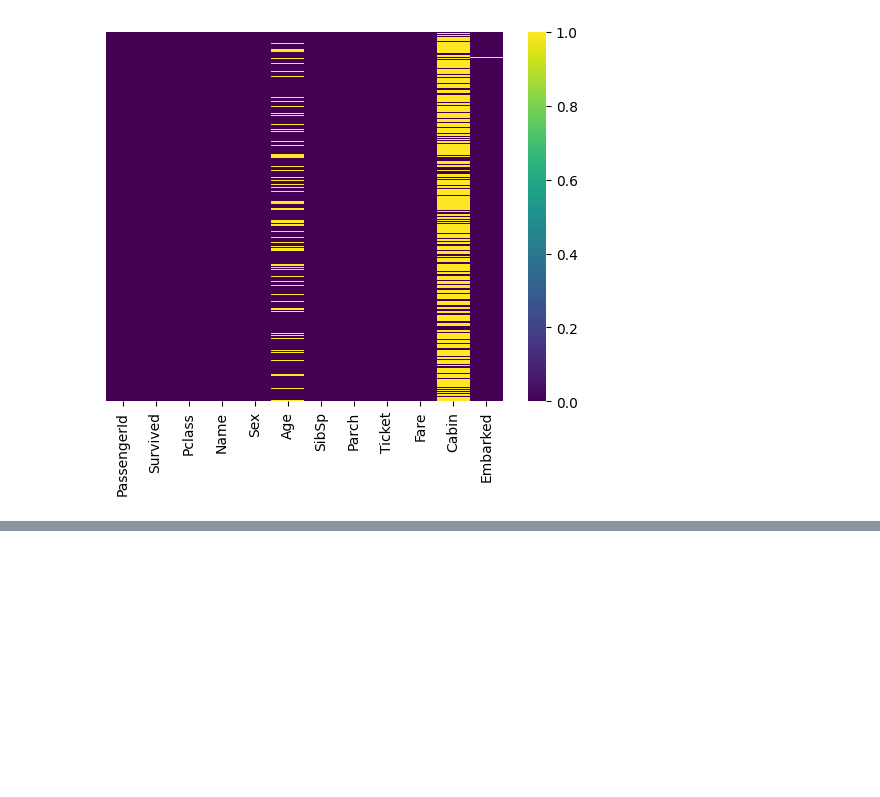
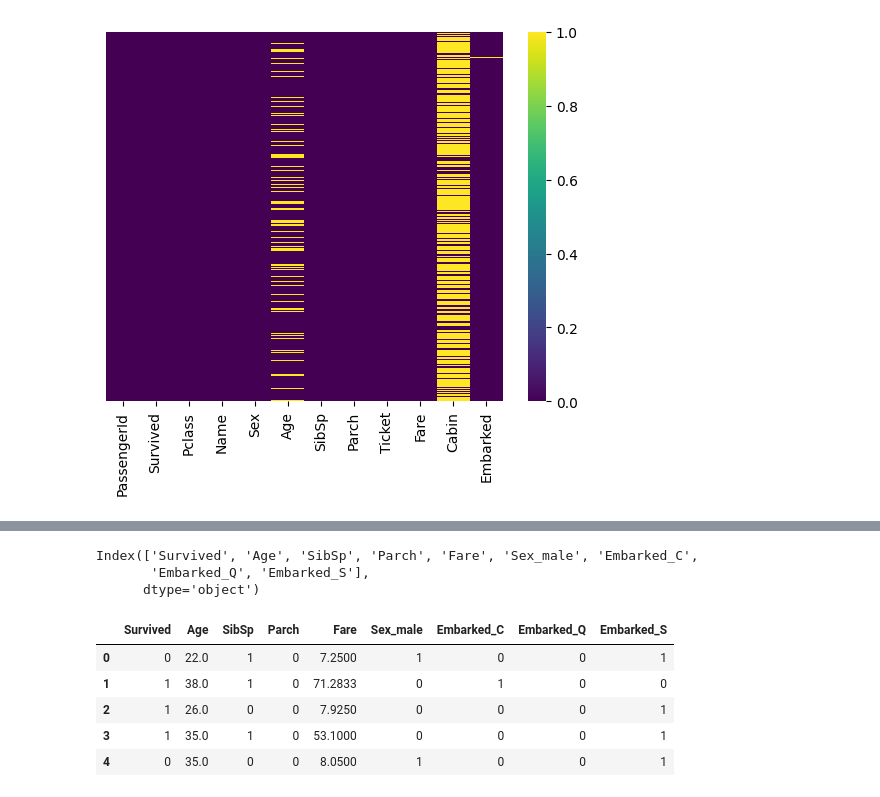
Before and after one commit to Diwakerprashar/EDA-Datasets, a Jupyter notebook: Understanding Logistic Regression.ipynb, the cells around one changed output, grey strips where cells are left out. Cells and saved outputs as stored; diff of their text form; code cells hidden in the pictures; blank space fills up the shorter version.

```diff
--- a/Understanding Logistic Regression.ipynb
+++ b/Understanding Logistic Regression.ipynb
@@ -82,0 +157,3 @@ sns.heatmap(df.isnull(),yticklabels=False,cmap="viridis")
+# %%
+sex = pd.get_dummies(df[["Sex"]],drop_first=True,dtype=int)
+class_embar = pd.get_dummies(df[["Pclass","Embarked"]],dtype=int)
@@ -82,0 +176,2 @@ sns.heatmap(df.isnull(),yticklabels=False,cmap="viridis")
+# %%
+df1 = pd.concat([df,sex,class_embar],axis=1)
@@ -82,0 +187,17 @@ sns.heatmap(df.isnull(),yticklabels=False,cmap="viridis")
+# %%
+df1.drop(['PassengerId','Pclass','Sex','Name','Ticket','Embarked'],axis=1,inplace=True)
+# %%
+df1.columns
+# %% [output]
+Index(['Survived', 'Age', 'SibSp', 'Parch', 'Fare', 'Sex_male', 'Embarked_C',
+       'Embarked_Q', 'Embarked_S'],
+      dtype='object')
+# %%
+df1.head()
+# %% [output]
+|  | Survived | Age | SibSp | Parch | Fare | Sex_male | Embarked_C | Embarked_Q | Embarked_S |
+| 0 | 0 | 22.0 | 1 | 0 | 7.2500 | 1 | 0 | 0 | 1 |
+| 1 | 1 | 38.0 | 1 | 0 | 71.2833 | 0 | 1 | 0 | 0 |
+| 2 | 1 | 26.0 | 0 | 0 | 7.9250 | 0 | 0 | 0 | 1 |
+| 3 | 1 | 35.0 | 1 | 0 | 53.1000 | 0 | 0 | 0 | 1 |
+| 4 | 0 | 35.0 | 0 | 0 | 8.0500 | 1 | 0 | 0 | 1 |
```
Also changed, not shown: parts of 26 cells of this notebook.
